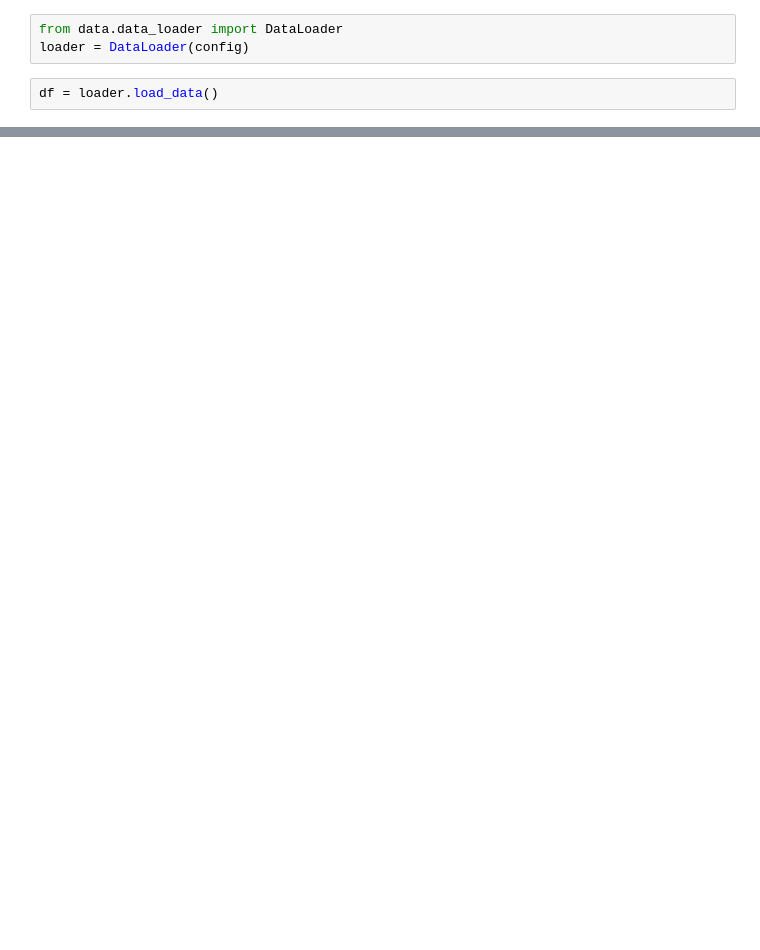
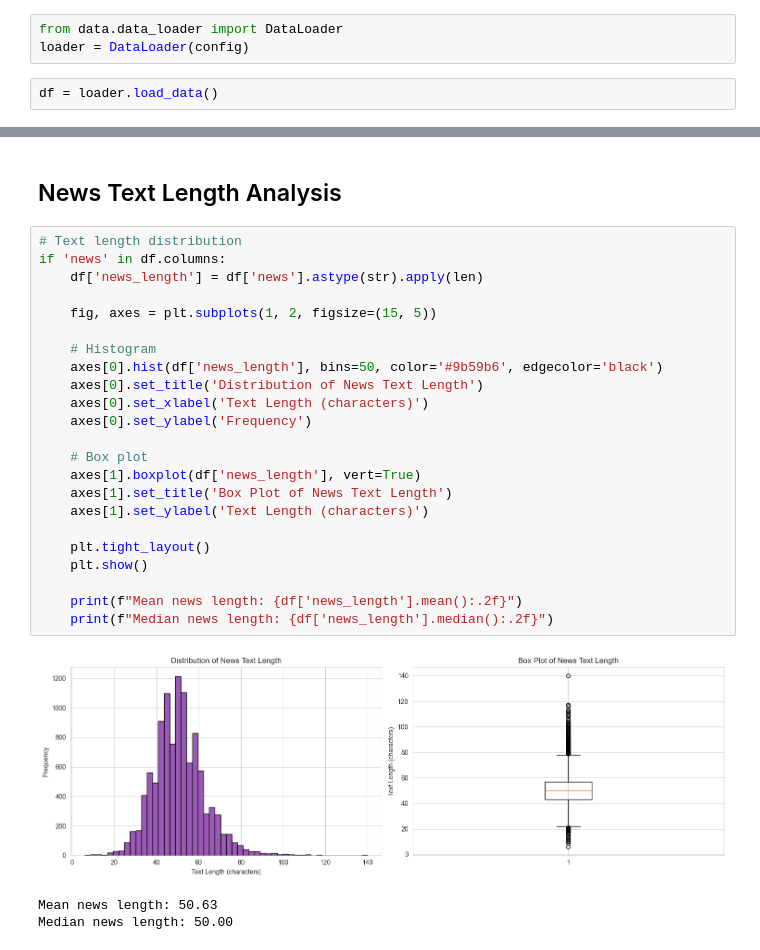
Before and after one commit to MalipieroMattia/AVDNLP_final_project, a Jupyter notebook: EDA.ipynb, the cells around one changed output, grey strips where cells are left out. Drawn from its saved outputs; the diff is of its cells as text; blank space fills up the shorter version.

```diff
--- a/EDA.ipynb
+++ b/EDA.ipynb
@@ -18,0 +95,29 @@ df.head()
+# %% [markdown]
+## News Text Length Analysis
+# %%
+# Text length distribution
+if 'news' in df.columns:
+    df['news_length'] = df['news'].astype(str).apply(len)
+
+    fig, axes = plt.subplots(1, 2, figsize=(15, 5))
+
+    # Histogram
+    axes[0].hist(df['news_length'], bins=50, color='#9b59b6', edgecolor='black')
+    axes[0].set_title('Distribution of News Text Length')
+    axes[0].set_xlabel('Text Length (characters)')
+    axes[0].set_ylabel('Frequency')
+
+    # Box plot
+    axes[1].boxplot(df['news_length'], vert=True)
+    axes[1].set_title('Box Plot of News Text Length')
+    axes[1].set_ylabel('Text Length (characters)')
+
+    plt.tight_layout()
+    plt.show()
+
+    print(f"Mean news length: {df['news_length'].mean():.2f}")
+    print(f"Median news length: {df['news_length'].median():.2f}")
+# %% [output]
+[figure, added]
+Mean news length: 50.63
+Median news length: 50.00
```
Also changed, not shown: parts of 15 cells of this notebook, 1 other file.
